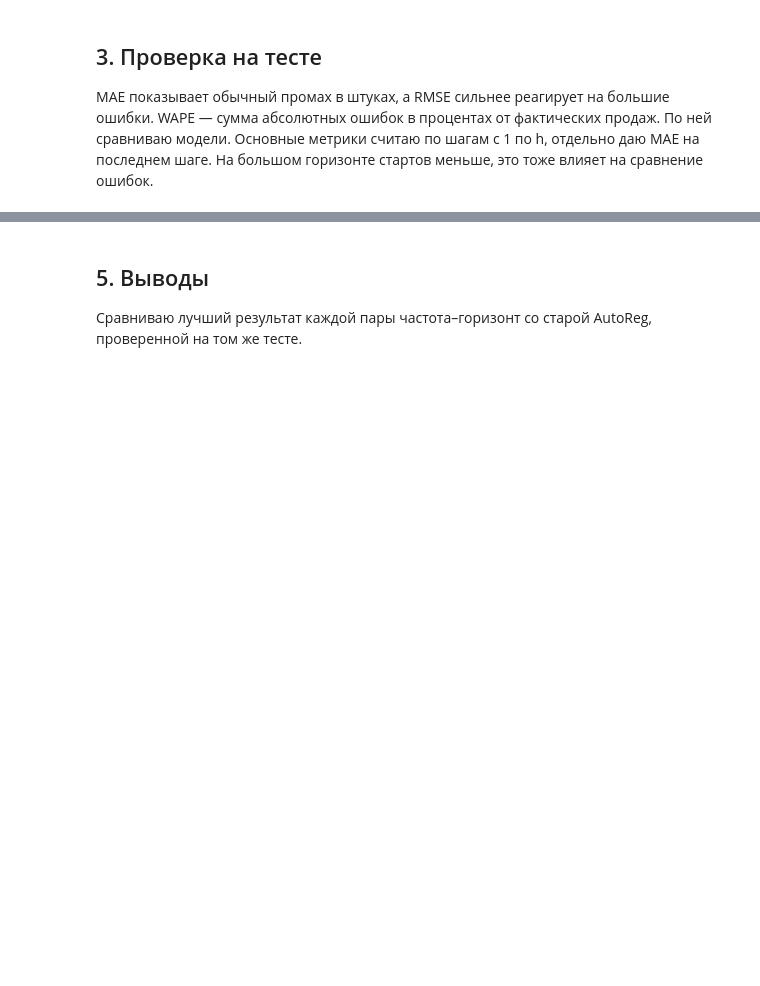
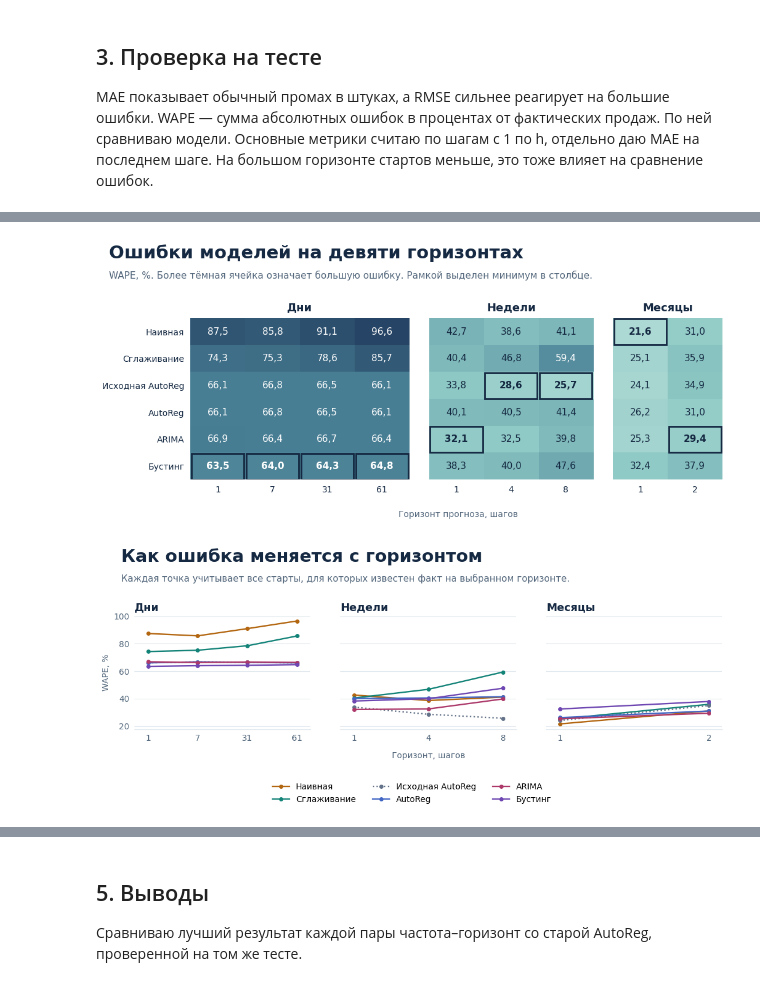
Before and after one commit to StiksXGod/hse-time-series, a Jupyter notebook: homework_2/forecast.ipynb, the cells around one changed output, grey strips where cells are left out. Drawn from its saved outputs; the diff is of its cells as text; code cells hidden in the pictures; blank space fills up the shorter version.

```diff
--- a/homework_2/forecast.ipynb
+++ b/homework_2/forecast.ipynb
@@ -194,0 +144,6 @@ plot_errors(metrics)
+# %%
+save_figure(error_matrix(metrics), figures_dir, "model-errors.png")
+save_figure(horizon_errors(metrics), figures_dir, "horizon-errors.png")
+# %% [output]
+[figure, added]
+[figure, added]
```
Also changed, not shown: parts of 10 cells of this notebook, 10 other files.
